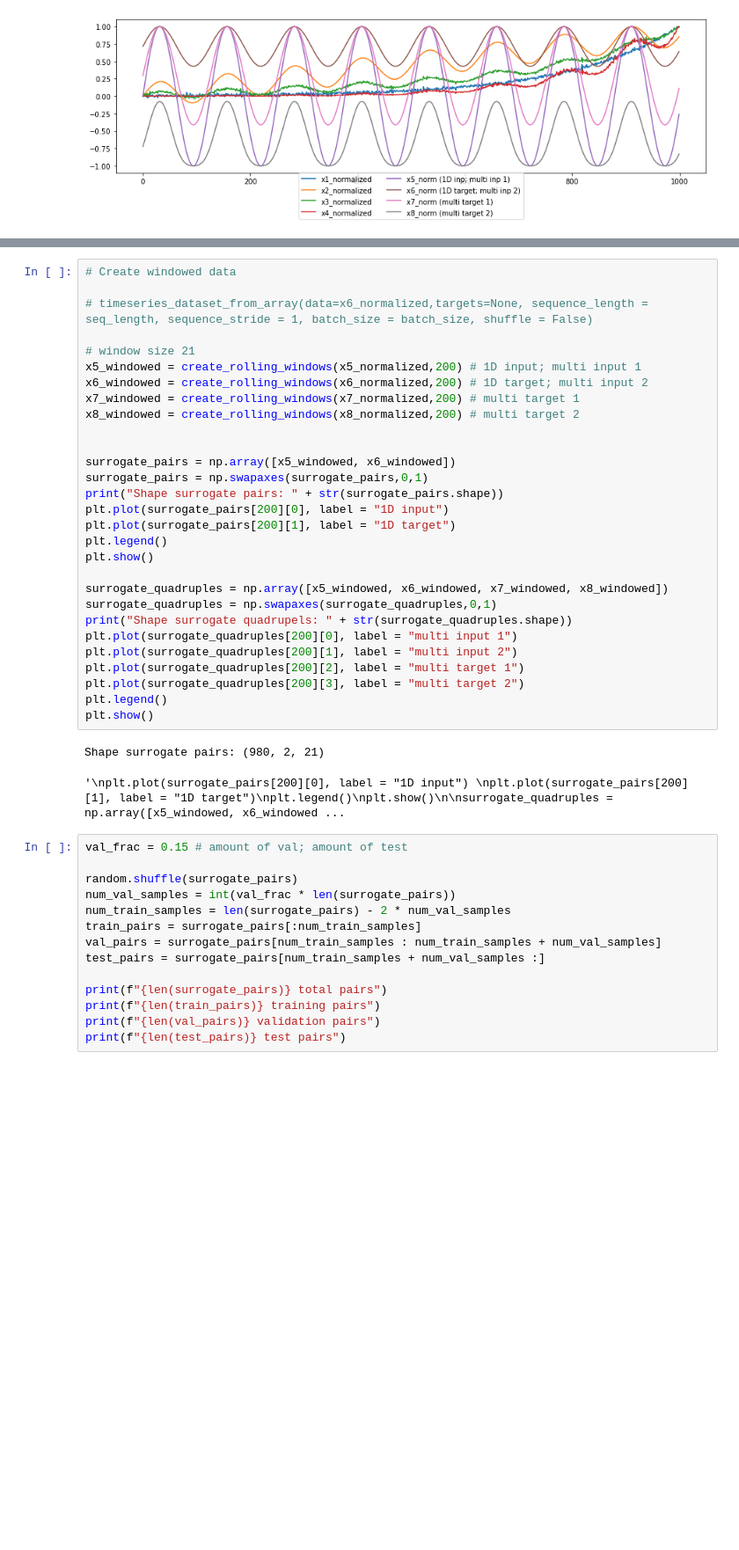
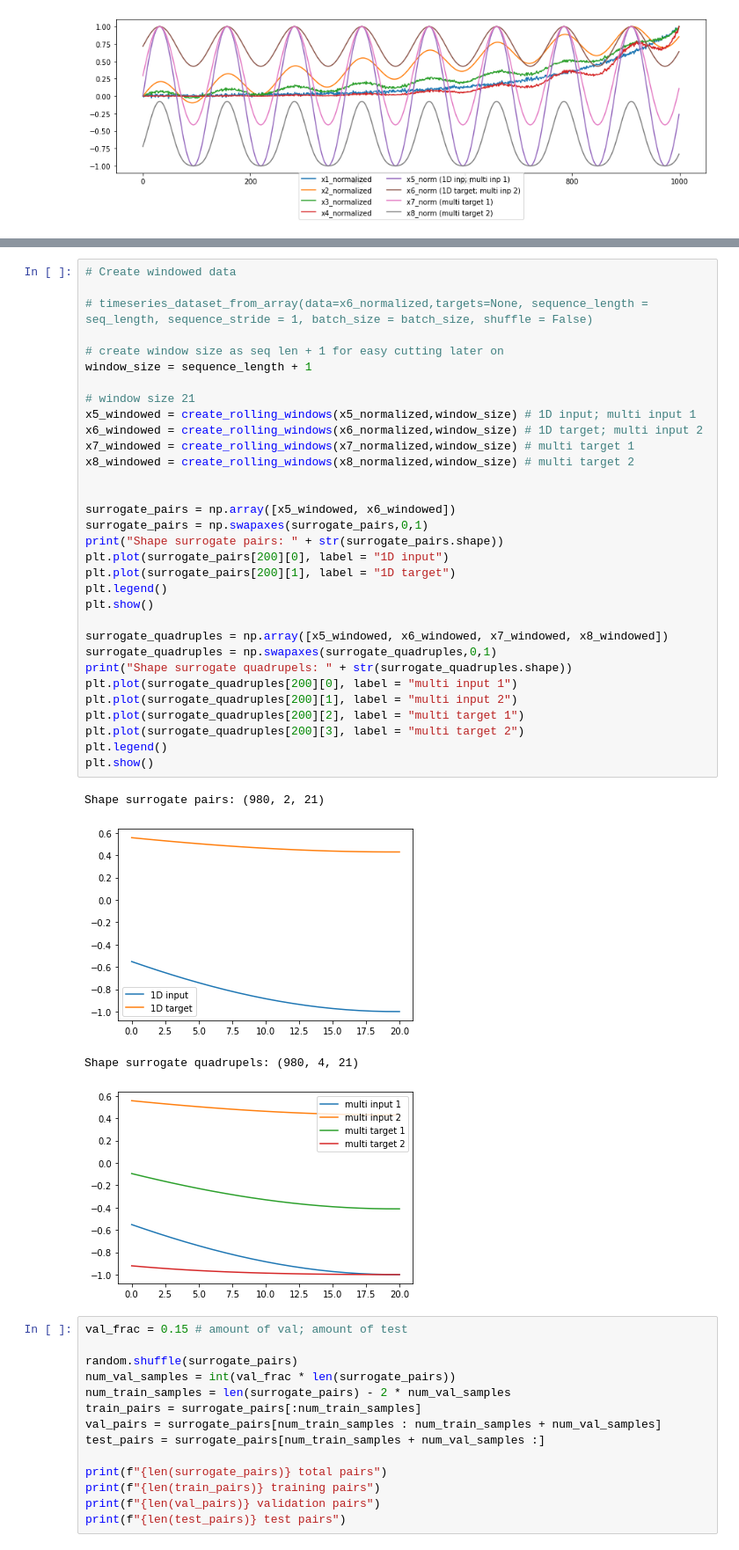
Before and after one commit to StefB4/Head2Eye, a Jupyter notebook: Seq2Seq-Transformer-TimeSeries.ipynb, the cells around one changed output, grey strips where cells are left out. Shown at 88% size. Saved outputs shown, nothing was run; the diff lists cells and outputs as text; blank space fills up the shorter version.

```diff
--- a/Seq2Seq-Transformer-TimeSeries.ipynb
+++ b/Seq2Seq-Transformer-TimeSeries.ipynb
@@ -70,35 +78,40 @@ plt.show()
 # %%
 # Create windowed data
 
 # timeseries_dataset_from_array(data=x6_normalized,targets=None, sequence_length = seq_length, sequence_stride = 1, batch_size = batch_size, shuffle = False)
 
+# create window size as seq len + 1 for easy cutting later on
+window_size = sequence_length + 1
+
 # window size 21
-x5_windowed = create_rolling_windows(x5_normalized,200) # 1D input; multi input 1
-x6_windowed = create_rolling_windows(x6_normalized,200) # 1D target; multi input 2
-x7_windowed = create_rolling_windows(x7_normalized,200) # multi target 1
-x8_windowed = create_rolling_windows(x8_normalized,200) # multi target 2
+x5_windowed = create_rolling_windows(x5_normalized,window_size) # 1D input; multi input 1
+x6_windowed = create_rolling_windows(x6_normalized,window_size) # 1D target; multi input 2
+x7_windowed = create_rolling_windows(x7_normalized,window_size) # multi target 1
+x8_windowed = create_rolling_windows(x8_normalized,window_size) # multi target 2
 
 
 surrogate_pairs = np.array([x5_windowed, x6_windowed])
 surrogate_pairs = np.swapaxes(surrogate_pairs,0,1)
 print("Shape surrogate pairs: " + str(surrogate_pairs.shape))
 plt.plot(surrogate_pairs[200][0], label = "1D input")
 plt.plot(surrogate_pairs[200][1], label = "1D target")
 plt.legend()
 plt.show()
 
 surrogate_quadruples = np.array([x5_windowed, x6_windowed, x7_windowed, x8_windowed])
 surrogate_quadruples = np.swapaxes(surrogate_quadruples,0,1)
 print("Shape surrogate quadrupels: " + str(surrogate_quadruples.shape))
 plt.plot(surrogate_quadruples[200][0], label = "multi input 1")
 plt.plot(surrogate_quadruples[200][1], label = "multi input 2")
 plt.plot(surrogate_quadruples[200][2], label = "multi target 1")
 plt.plot(surrogate_quadruples[200][3], label = "multi target 2")
 plt.legend()
 plt.show()
 # %% [output]
 Shape surrogate pairs: (980, 2, 21)
+[figure, added]
-'\nplt.plot(surrogate_pairs[200][0], label = "1D input") \nplt.plot(surrogate_pairs[200][1], label = "1D target")\nplt.legend()\nplt.show()\n\nsurrogate_quadruples = np.array([x5_windowed, x6_windowed ...
+Shape surrogate quadrupels: (980, 4, 21)
+[figure, added]
 # %%
 val_frac = 0.15 # amount of val; amount of test
 
```
Also changed, not shown: parts of 17 cells of this notebook.
